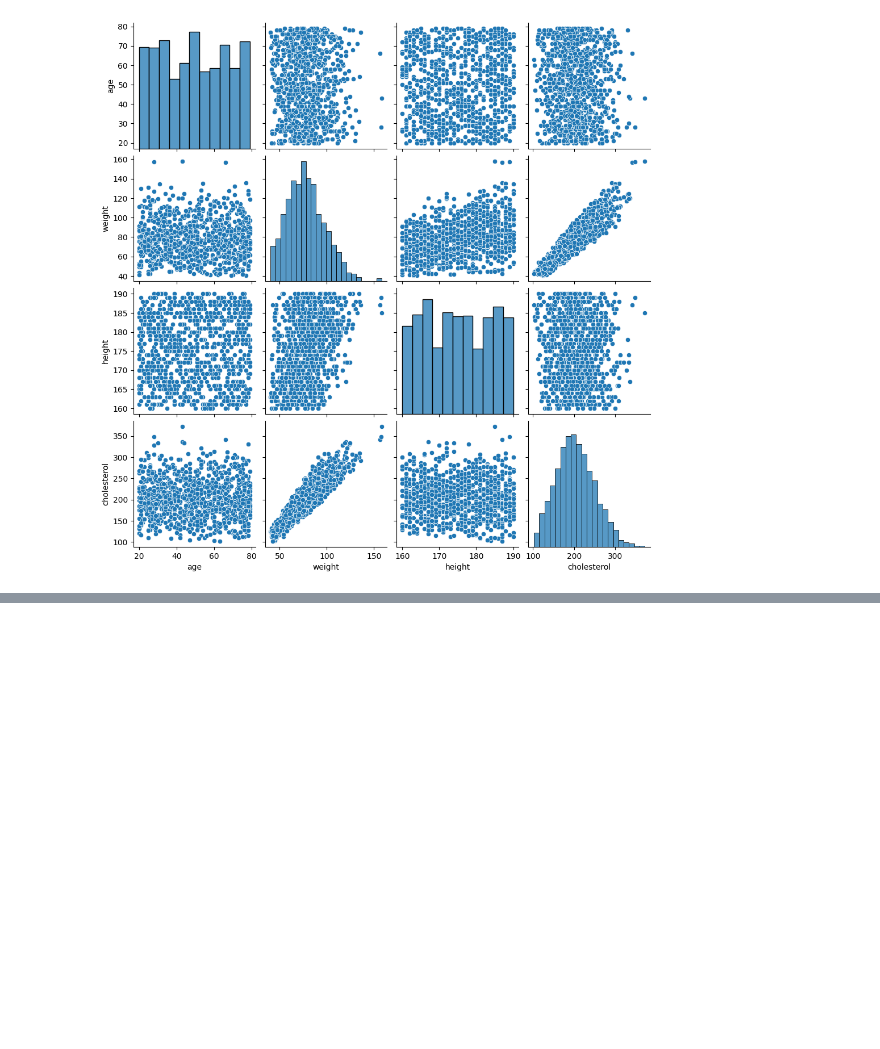
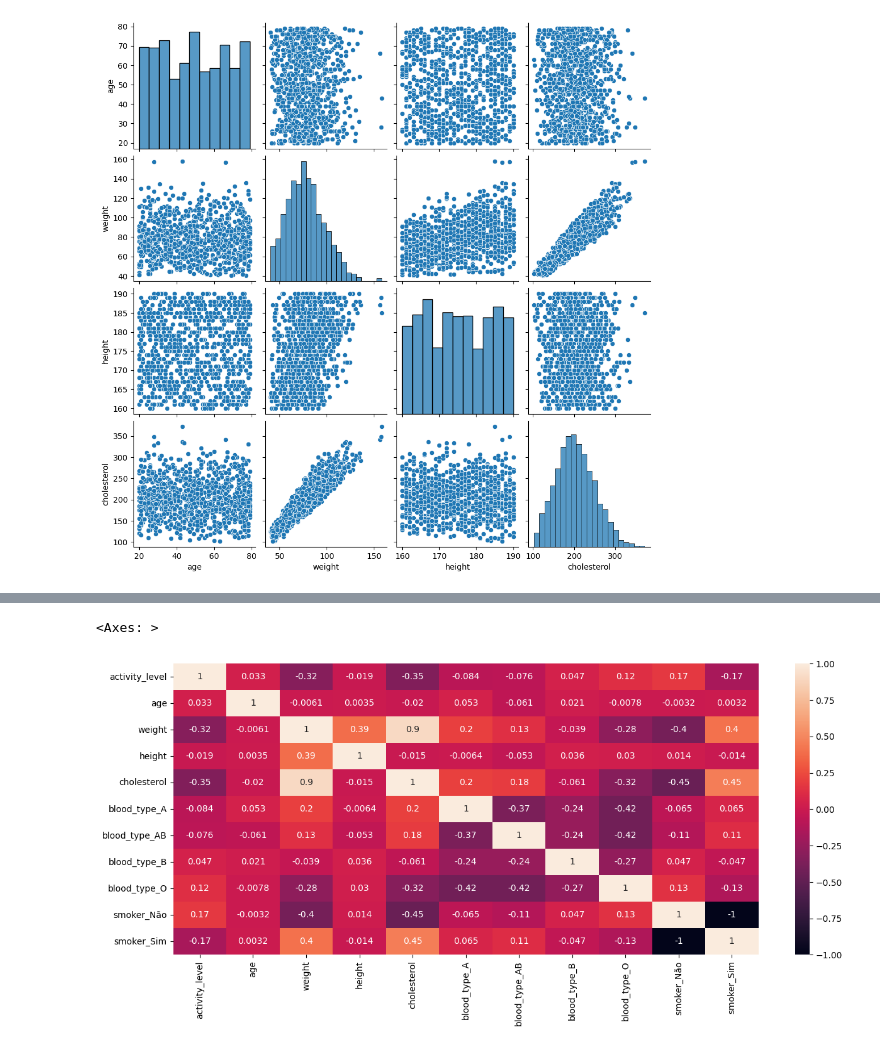
Before and after one commit to RanielliMontagna/ia-learning, a Jupyter notebook: multiple_linear_regression/cholesterol_model.ipynb, the cells around one changed output, grey strips where cells are left out. Drawn from its saved outputs; the diff is of its cells as text; code cells hidden in the pictures; blank space fills up the shorter version.

Commit message:
feat(multiple-regression): correlation analysis and graphical exploration with bucketing

```diff
--- a/multiple_linear_regression/cholesterol_model.ipynb
+++ b/multiple_linear_regression/cholesterol_model.ipynb
@@ -228,3 +220,6 @@ sns.pairplot(data=df_cholesterol_eda)
 # %% [output]
 <seaborn.axisgrid.PairGrid at 0x...>
 [figure]
+# %%
+# Convert categorical data to numeric, using One Hot Encoding
+df_cholesterol_eda = pd.get_dummies(df_cholesterol_eda, columns=['blood_type', 'smoker'], dtype='int64')
@@ -230,0 +240,10 @@ sns.pairplot(data=df_cholesterol_eda)
+# %%
+# Convert categorical data to numeric, using Factorize (Label Encoding)
+df_cholesterol_eda['activity_level'] = pd.factorize(df_cholesterol_eda.activity_level)[0] + 1
+# %%
+# Heatmap to check correlation between variables
+plt.figure(figsize=(15, 6))
+sns.heatmap(df_cholesterol_eda.corr(), vmin=-1, vmax=1, annot=True)
+# %% [output]
+<Axes: >
+[figure, added]
```
Also changed, not shown: parts of 8 cells of this notebook.
